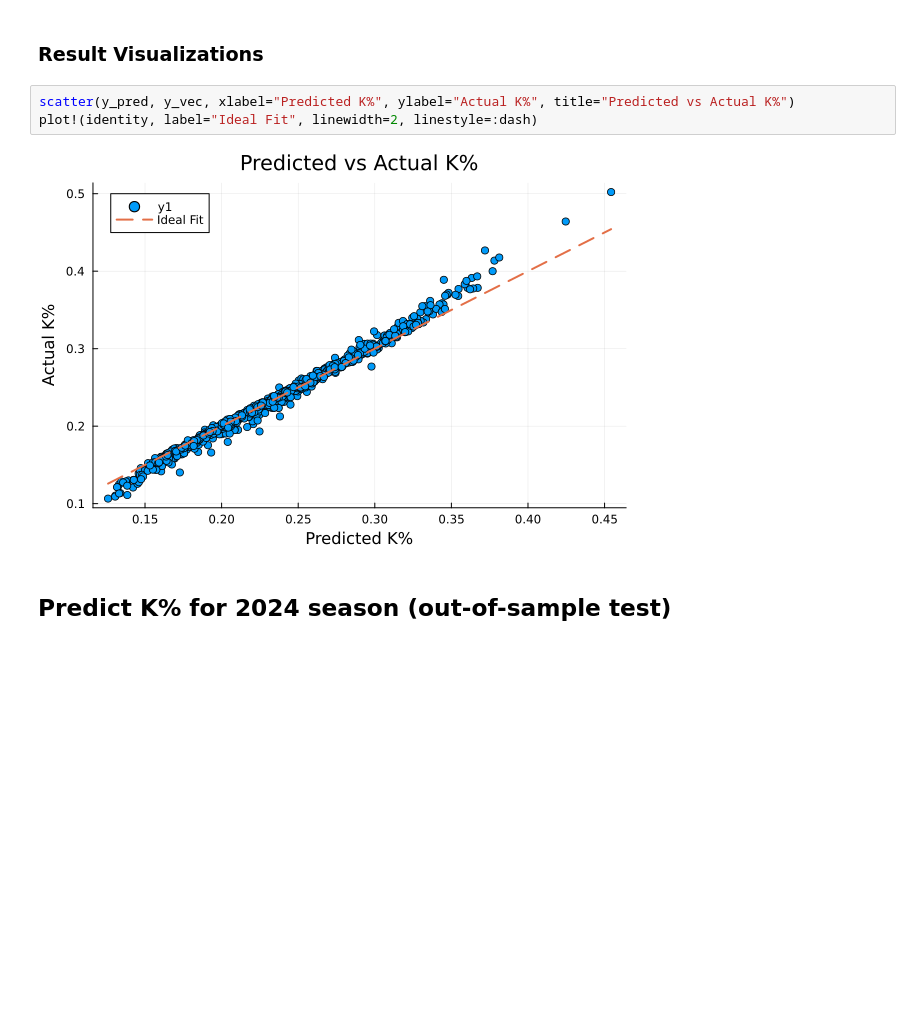
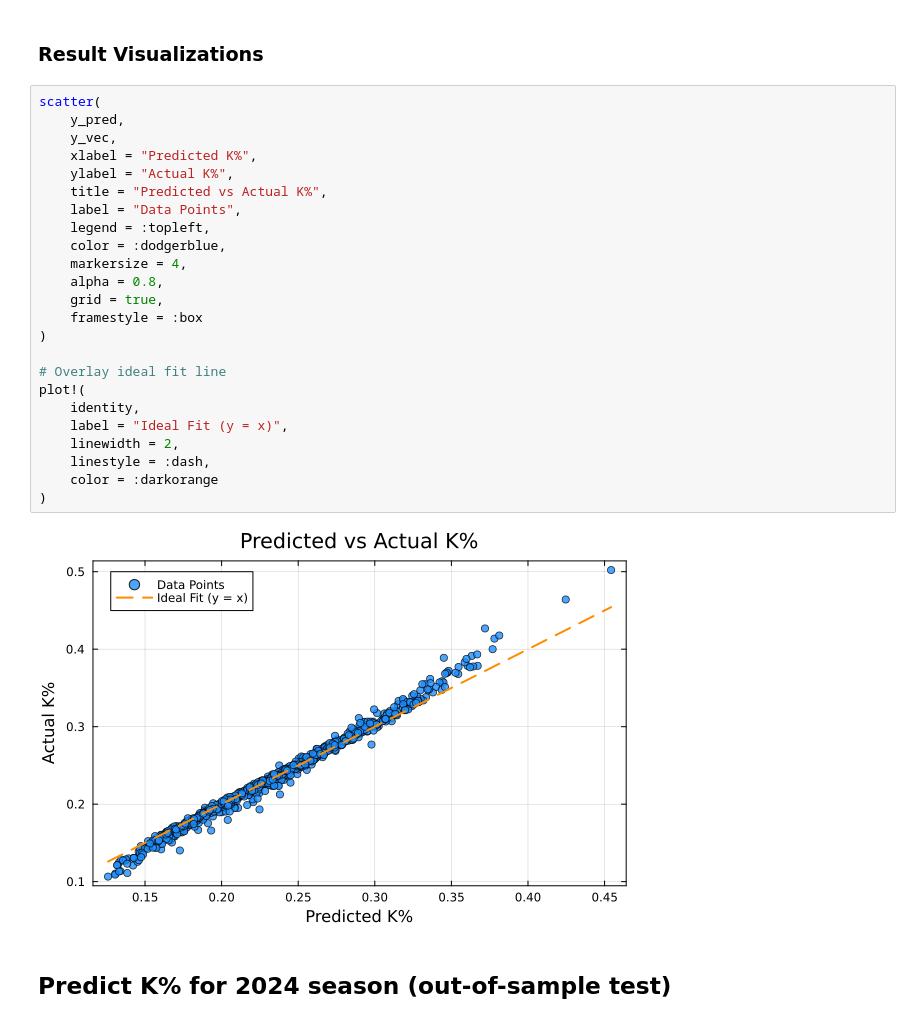
Before and after one commit to williamsryan/QuantAnalysisAssets, a Jupyter notebook: phillies_takehome/phillies_kpercent_model.ipynb, the cells around one changed output. Saved outputs shown, nothing was run; the diff lists cells and outputs as text; blank space fills up the shorter version.

```diff
--- a/phillies_takehome/phillies_kpercent_model.ipynb
+++ b/phillies_takehome/phillies_kpercent_model.ipynb
@@ -224,10 +224,31 @@ df_model.K_pred = y_pred
 # %% [markdown]
 ### Result Visualizations
 # %%
-scatter(y_pred, y_vec, xlabel="Predicted K%", ylabel="Actual K%", title="Predicted vs Actual K%")
-plot!(identity, label="Ideal Fit", linewidth=2, linestyle=:dash)
+scatter(
+    y_pred,
+    y_vec,
+    xlabel = "Predicted K%",
+    ylabel = "Actual K%",
+    title = "Predicted vs Actual K%",
+    label = "Data Points",
+    legend = :topleft,
+    color = :dodgerblue,
+    markersize = 4,
+    alpha = 0.8,
+    grid = true,
+    framestyle = :box
+)
+
+# Overlay ideal fit line
+plot!(
+    identity,
+    label = "Ideal Fit (y = x)",
+    linewidth = 2,
+    linestyle = :dash,
+    color = :darkorange
+)
 # %% [output]
-[figure, old version]
+[figure, new version]
 # %% [markdown]
 ## Predict K% for 2024 season (out-of-sample test)
 # %%
```
Also changed, not shown: parts of 13 cells of this notebook, 1 other file.
